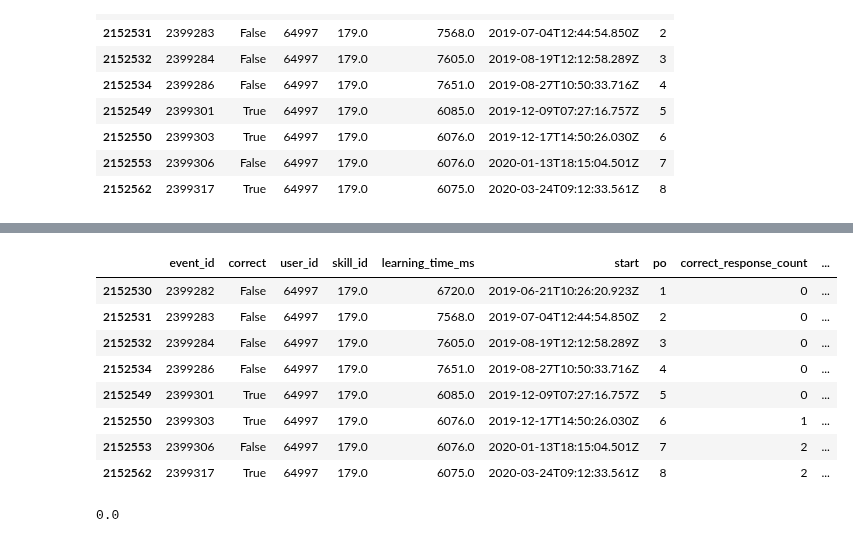
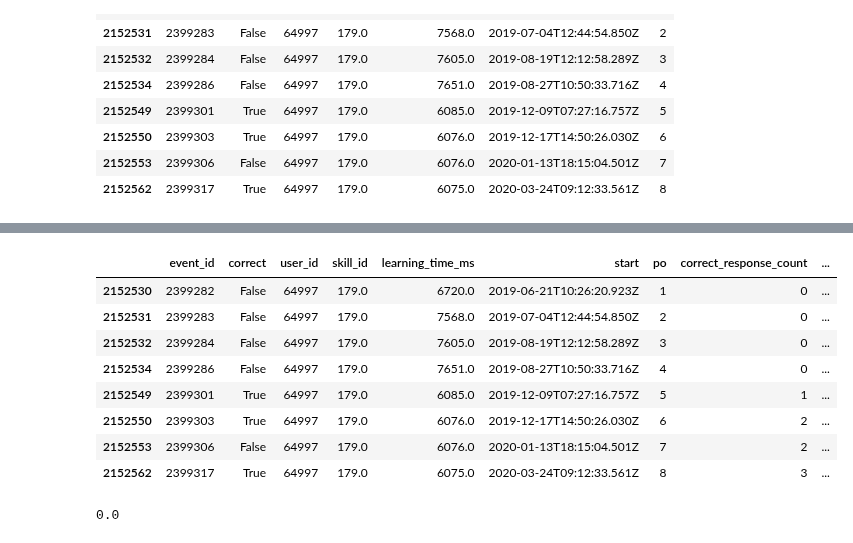
Before and after one commit to odudler/mlbd2023, a Jupyter notebook: m4_calcularis_report.ipynb, the cells around one changed output, grey strips where cells are left out. Drawn from its saved outputs; the diff is of its cells as text; code cells hidden in the pictures.

```diff
--- a/m4_calcularis_report.ipynb
+++ b/m4_calcularis_report.ipynb
@@ -147,7 +147,7 @@ processed_df[(processed_df.user_id==64997) & (processed_df.skill_id==179)]
 
 processed_df['correct_response_count'] = processed_df.groupby(['user_id', 'skill_id']).correct.cumsum()
 #this line is because we do not consider the current event to count towards the "correct_response_count"
-processed_df['correct_response_count'] = processed_df['correct_response_count'] - processed_df['correct']
+#processed_df['correct_response_count'] = processed_df['correct_response_count'] - processed_df['correct']
 '''processed_df['correct_response_count'] = processed_df.apply(
     lambda row: processed_df[(processed_df.user_id == row.user_id) & (processed_df.skill_id == row.skill_id) & (processed_df.start < row.start)]['correct'].sum(),
     axis=1
@@ -166,25 +166,25 @@ processed_df[(processed_df.user_id==4) & (processed_df.skill_id==51)]
 # %%
 '''
 processed_df['correct_response_percentage'] = processed_df.apply(
     lambda row: row.correct_response_count / (row.po - 1) if row.po > 1 else 0,
     axis=1
 )
 '''
 #Again, we do not consider the current practice opportunity in the count, i.e. we devide the "PRIOR events correctly solved" by the "PRIOR events solved"
-processed_df['correct_response_percentage'] = processed_df['correct_response_count'] / (processed_df['po'] - 1)
+processed_df['correct_response_percentage'] = processed_df['correct_response_count'] / processed_df['po']
 processed_df['correct_response_percentage'].replace(np.NaN, 0, inplace=True)
 
 processed_df[(processed_df.user_id==64997) & (processed_df.skill_id==179)]
 # %% [output]
 |  | event_id | correct | user_id | skill_id | learning_time_ms | start | po | correct_response_count | ... |
 | 2152530 | 2399282 | False | 64997 | 179.0 | 6720.0 | 2019-06-21T10:26:20.923Z | 1 | 0 | ... |
 | 2152531 | 2399283 | False | 64997 | 179.0 | 7568.0 | 2019-07-04T12:44:54.850Z | 2 | 0 | ... |
 | 2152532 | 2399284 | False | 64997 | 179.0 | 7605.0 | 2019-08-19T12:12:58.289Z | 3 | 0 | ... |
 | 2152534 | 2399286 | False | 64997 | 179.0 | 7651.0 | 2019-08-27T10:50:33.716Z | 4 | 0 | ... |
-| 2152549 | 2399301 | True | 64997 | 179.0 | 6085.0 | 2019-12-09T07:27:16.757Z | 5 | 0 | ... |
-| 2152550 | 2399303 | True | 64997 | 179.0 | 6076.0 | 2019-12-17T14:50:26.030Z | 6 | 1 | ... |
+| 2152549 | 2399301 | True | 64997 | 179.0 | 6085.0 | 2019-12-09T07:27:16.757Z | 5 | 1 | ... |
+| 2152550 | 2399303 | True | 64997 | 179.0 | 6076.0 | 2019-12-17T14:50:26.030Z | 6 | 2 | ... |
 | 2152553 | 2399306 | False | 64997 | 179.0 | 6076.0 | 2020-01-13T18:15:04.501Z | 7 | 2 | ... |
-| 2152562 | 2399317 | True | 64997 | 179.0 | 6075.0 | 2020-03-24T09:12:33.561Z | 8 | 2 | ... |
+| 2152562 | 2399317 | True | 64997 | 179.0 | 6075.0 | 2020-03-24T09:12:33.561Z | 8 | 3 | ... |
 # %%
 PO_CUTOFF = 10 #TODO: move this up, so all the prior processing is faster!
 before = processed_df.copy()
```
Also changed, not shown: parts of 2 cells of this notebook.
